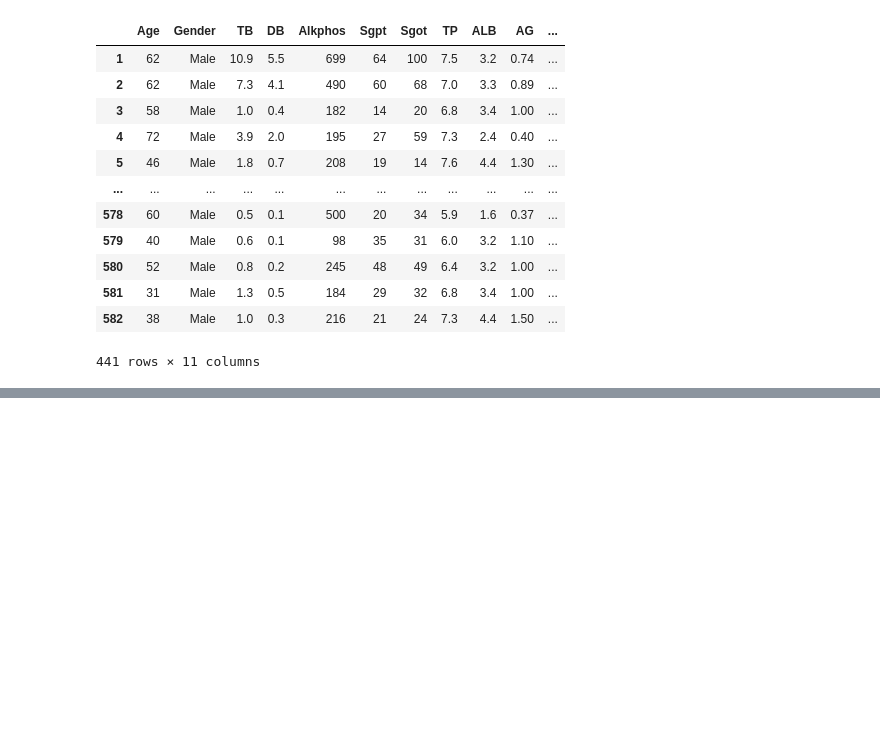
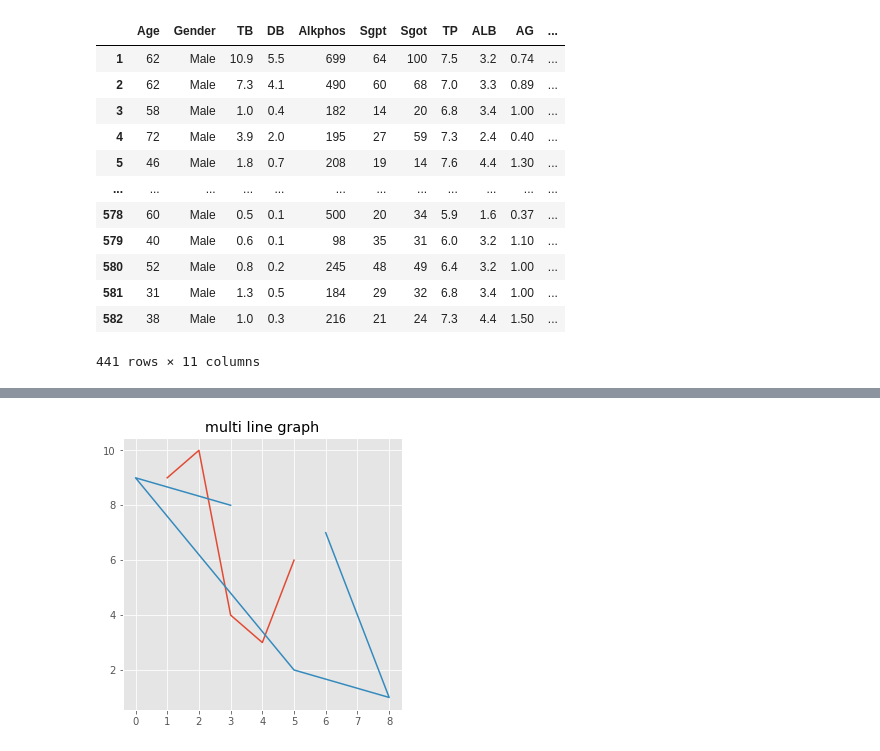
Before and after one commit to Spap123/DIG-Classes, a Jupyter notebook: 20th Aug Batch/Class 15.01.2023 - Matplotlib.ipynb, the cells around one changed output, grey strips where cells are left out. Cells and saved outputs as stored; diff of their text form; code cells hidden in the pictures; blank space fills up the shorter version.

```diff
--- a/20th Aug Batch/Class 15.01.2023 - Matplotlib.ipynb
+++ b/20th Aug Batch/Class 15.01.2023 - Matplotlib.ipynb
@@ -120,0 +150,13 @@ ilpd[m_ilpd]
+# %%
+from matplotlib import style
+style.use('ggplot')
+x = [1,2,3,4,5]
+y = [9,10,4,3,6]
+a = [6,8,5,0,3]
+b = [7,1,2,9,8]
+plt.plot(x,y)
+plt.plot(a,b)
+plt.title('multi line graph')
+plt.show()
+# %% [output]
+[figure, added]
```
Also changed, not shown: parts of 6 cells of this notebook.
